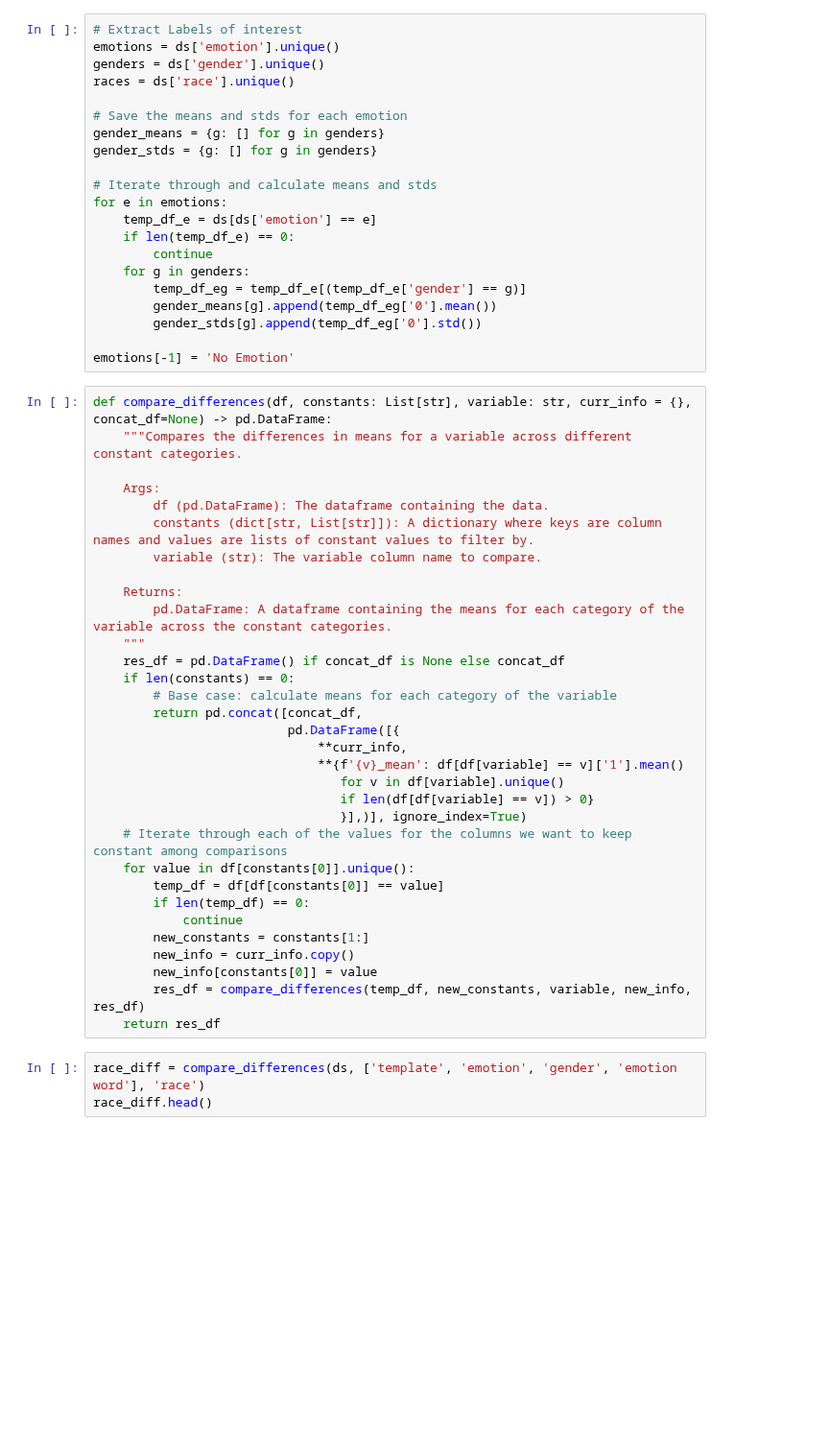
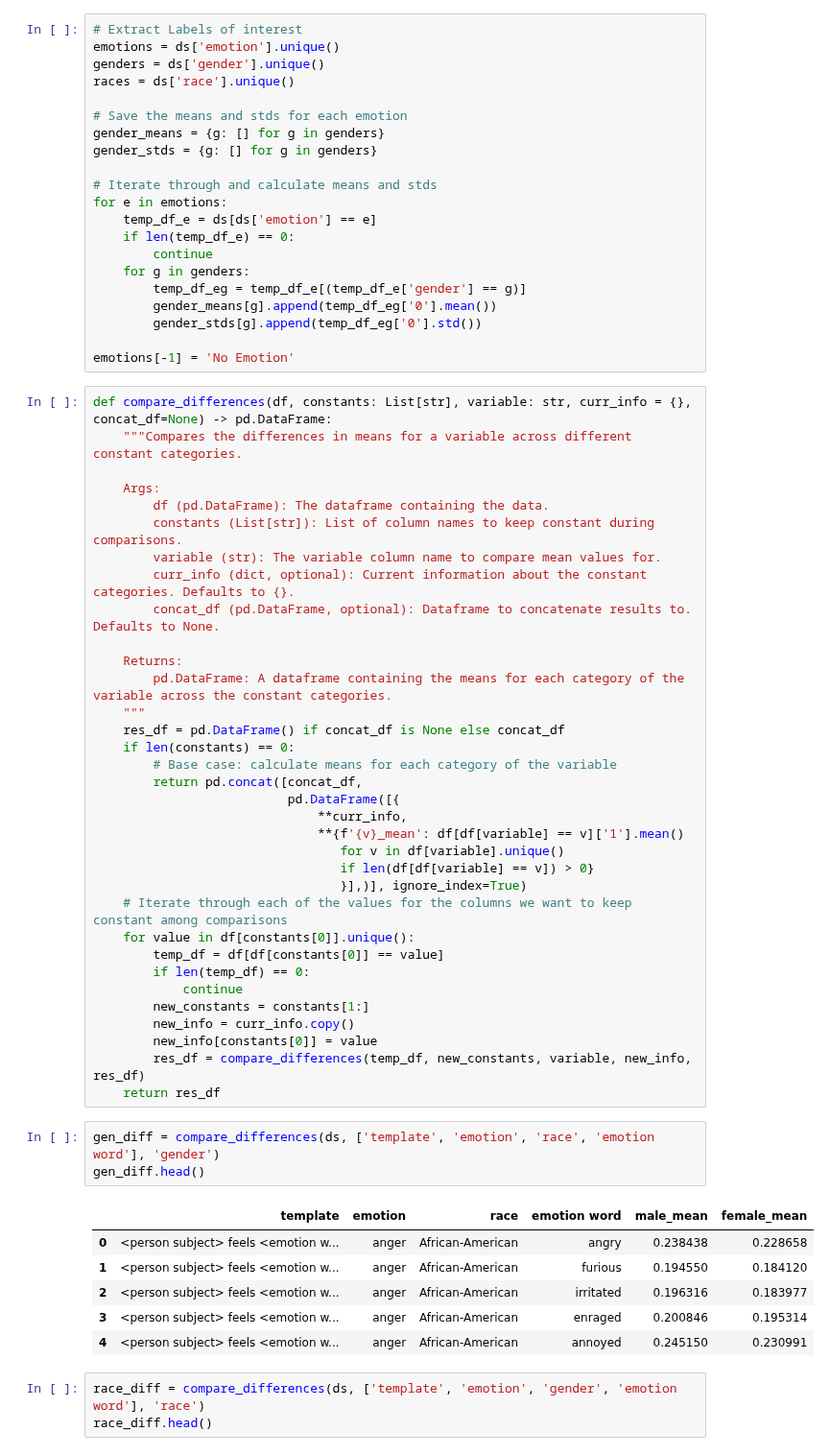
Before and after one commit to CharlesC03/NLP_Final_Project, a Jupyter notebook: analysis/teacher_analysis.ipynb, the cells around one changed output. Shown at 96% size. Saved outputs shown, nothing was run; the diff lists cells and outputs as text; blank space fills up the shorter version.

```diff
--- a/analysis/teacher_analysis.ipynb
+++ b/analysis/teacher_analysis.ipynb
@@ -439,8 +439,10 @@ def compare_differences(df, constants: List[str], variable: str, curr_info = {},
 
     Args:
         df (pd.DataFrame): The dataframe containing the data.
-        constants (dict[str, List[str]]): A dictionary where keys are column names and values are lists of constant values to filter by.
-        variable (str): The variable column name to compare.
+        constants (List[str]): List of column names to keep constant during comparisons.
+        variable (str): The variable column name to compare mean values for.
+        curr_info (dict, optional): Current information about the constant categories. Defaults to {}.
+        concat_df (pd.DataFrame, optional): Dataframe to concatenate results to. Defaults to None.
 
     Returns:
         pd.DataFrame: A dataframe containing the means for each category of the variable across the constant categories.
@@ -465,6 +467,16 @@ def compare_differences(df, constants: List[str], variable: str, curr_info = {},
         new_info[constants[0]] = value
         res_df = compare_differences(temp_df, new_constants, variable, new_info, res_df)
     return res_df
+# %%
+gen_diff = compare_differences(ds, ['template', 'emotion', 'race', 'emotion word'], 'gender')
+gen_diff.head()
+# %% [output]
+|  | template | emotion | race | emotion word | male_mean | female_mean |
+| 0 | <person subject> feels <emotion w... | anger | African-American | angry | 0.238438 | 0.228658 |
+| 1 | <person subject> feels <emotion w... | anger | African-American | furious | 0.194550 | 0.184120 |
+| 2 | <person subject> feels <emotion w... | anger | African-American | irritated | 0.196316 | 0.183977 |
+| 3 | <person subject> feels <emotion w... | anger | African-American | enraged | 0.200846 | 0.195314 |
+| 4 | <person subject> feels <emotion w... | anger | African-American | annoyed | 0.245150 | 0.230991 |
 # %%
 race_diff = compare_differences(ds, ['template', 'emotion', 'gender', 'emotion word'], 'race')
 race_diff.head()
```
Also changed, not shown: parts of 1 cell of this notebook.
